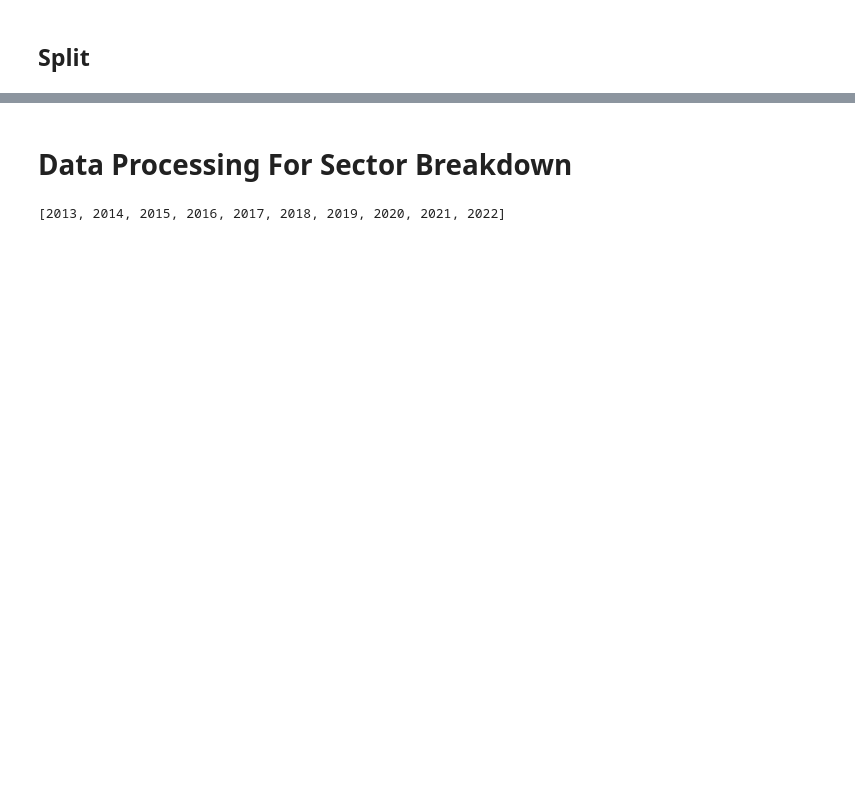
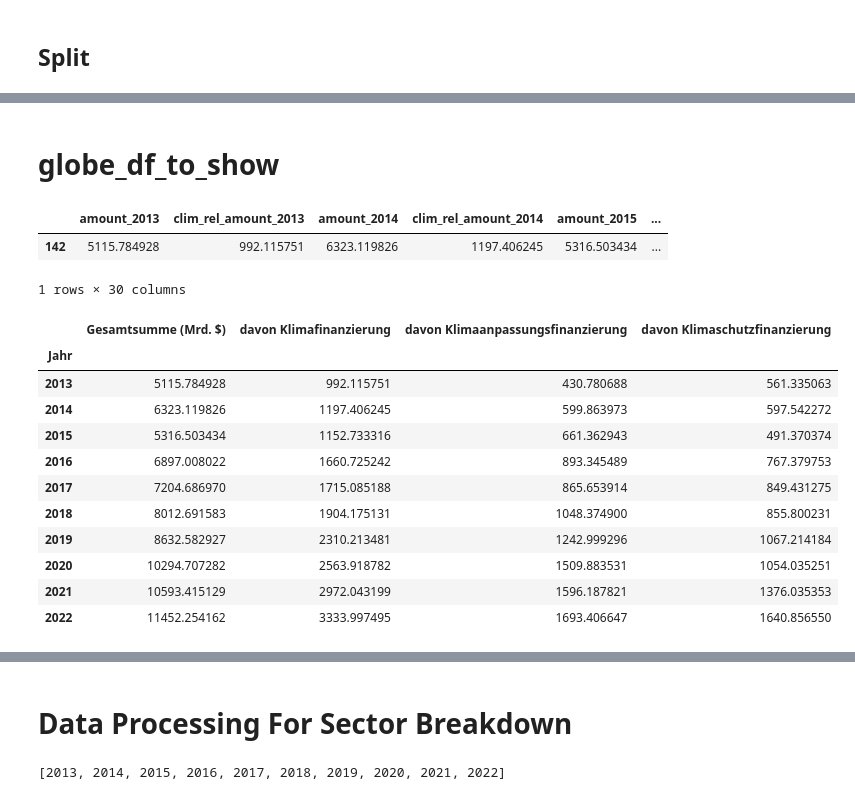
Before and after one commit to Samuel-Drewes/KlimaPortfolios, a Jupyter notebook: notebooks/clean.ipynb, the cells around one changed output, grey strips where cells are left out. Saved outputs shown, nothing was run; the diff lists cells and outputs as text; code cells hidden in the pictures; blank space fills up the shorter version.

```diff
--- a/notebooks/clean.ipynb
+++ b/notebooks/clean.ipynb
@@ -436,0 +306,42 @@ df_long.to_csv('../upload_data/country_specific_df.csv')
+# %% [markdown]
+# globe_df_to_show
+# %%
+globe_df
+# %% [output]
+|  | amount_2013 | clim_rel_amount_2013 | amount_2014 | clim_rel_amount_2014 | amount_2015 | ... |
+| 142 | 5115.784928 | 992.115751 | 6323.119826 | 1197.406245 | 5316.503434 | ... |
+1 rows × 30 columns
+# %%
+df_melted = pd.melt(globe_df, var_name='variable', value_name='value')
+
+# Extract year and type
+df_melted['year'] = df_melted['variable'].str.extract(r'(\d+)$')[0].astype(int)
+df_melted['type'] = df_melted['variable'].str.extract(r'^(.*?)_\d+$')[0]
+
+# Pivot table to restructure into the desired format
+df_final = df_melted.pivot_table(index='year', columns='type', values='value', aggfunc='first').reset_index()
+
+# Rename columns as needed
+df_final.columns.name = None  # Remove the pivot table multi-level indexing name
+
+df_final = df_final.rename(columns= {'amount': 'Gesamtsumme (Mrd. $)',
+                          'clim_rel_amount': 'davon Klimafinanzierung',
+                          'clim_adapt_amount': 'davon Klimaanpassungsfinanzierung',
+                                     'clim_miti_amount': 'davon Klimaschutzfinanzierung',
+                                     'year':'Jahr'
+                         }).set_index('Jahr')[['Gesamtsumme (Mrd. $)', 'davon Klimafinanzierung','davon Klimaanpassungsfinanzierung', 'davon Klimaschutzfinanzierung']]
+# %%
+df_final
+# %% [output]
+|  | Gesamtsumme (Mrd. $) | davon Klimafinanzierung | davon Klimaanpassungsfinanzierung | davon Klimaschutzfinanzierung |
+| Jahr |  |  |  |  |
+| 2013 | 5115.784928 | 992.115751 | 430.780688 | 561.335063 |
+| 2014 | 6323.119826 | 1197.406245 | 599.863973 | 597.542272 |
+| 2015 | 5316.503434 | 1152.733316 | 661.362943 | 491.370374 |
+| 2016 | 6897.008022 | 1660.725242 | 893.345489 | 767.379753 |
+| 2017 | 7204.686970 | 1715.085188 | 865.653914 | 849.431275 |
+| 2018 | 8012.691583 | 1904.175131 | 1048.374900 | 855.800231 |
+| 2019 | 8632.582927 | 2310.213481 | 1242.999296 | 1067.214184 |
+| 2020 | 10294.707282 | 2563.918782 | 1509.883531 | 1054.035251 |
+| 2021 | 10593.415129 | 2972.043199 | 1596.187821 | 1376.035353 |
+| 2022 | 11452.254162 | 3333.997495 | 1693.406647 | 1640.856550 |
```
Also changed, not shown: parts of 33 cells of this notebook, 1 other file.
